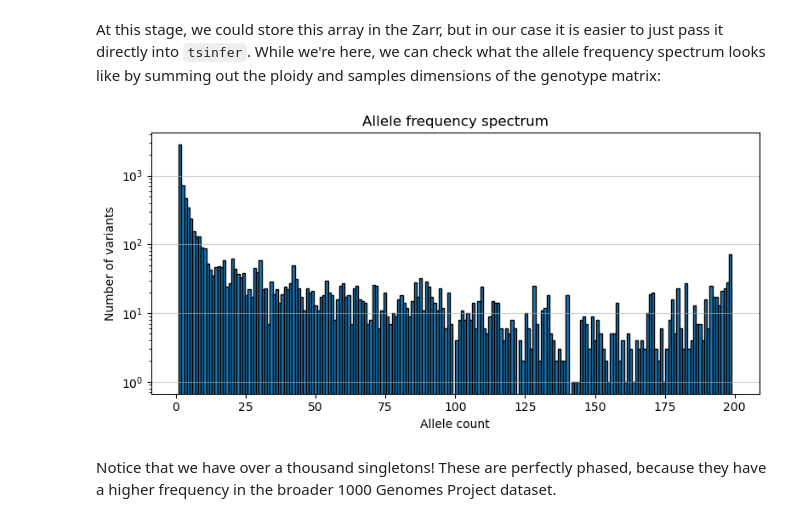
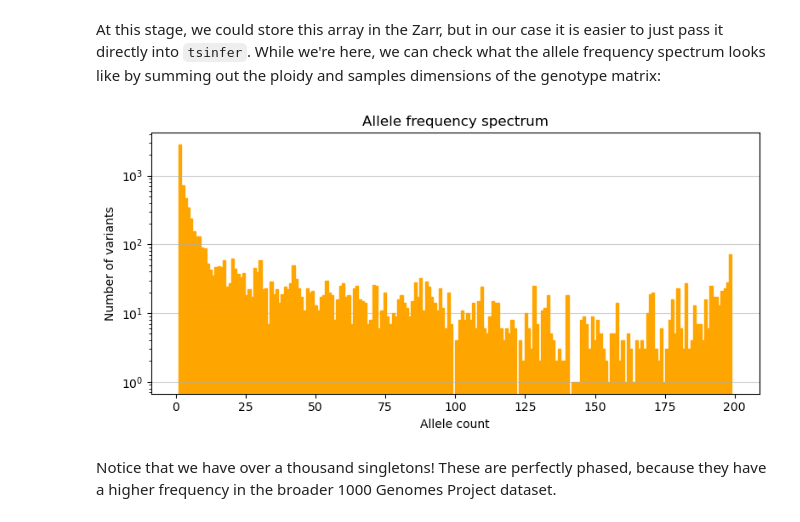
Before and after one commit to duncanMR/argevol_tsinfer_workshop, a Jupyter notebook: tsinfer_workshop.ipynb, the cells around one changed output. Saved outputs shown, nothing was run; the diff lists cells and outputs as text; code cells hidden in the pictures.

```diff
--- a/tsinfer_workshop.ipynb
+++ b/tsinfer_workshop.ipynb
@@ -163,20 +163,20 @@ While we're here, we can check what the allele frequency spectrum looks like by
 # %%
 import numpy as np
 import matplotlib.pyplot as plt
 
 ac = np.sum(ds.call_genotype.values, axis=(1, 2))
 plt.figure(figsize=(8, 4))
-plt.hist(ac, bins=200, color='C0', edgecolor='k')
+plt.hist(ac, bins=200, color='orange', edgecolor='orange')
 plt.title('Allele frequency spectrum')
 plt.xlabel('Allele count')
 plt.ylabel('Number of variants')
 plt.yscale('log')
 plt.grid(axis='y', alpha=0.6)
 plt.tight_layout()
 
 plt.show()
 # %% [output]
-[figure, old version]
+[figure, new version]
 # %% [markdown]
 Notice that we have over a thousand singletons! These are perfectly phased, because they have a higher frequency in the broader 1000 Genomes Project dataset.
 # %% [markdown]
```
Also changed, not shown: parts of 5 cells of this notebook, 1 other file.
